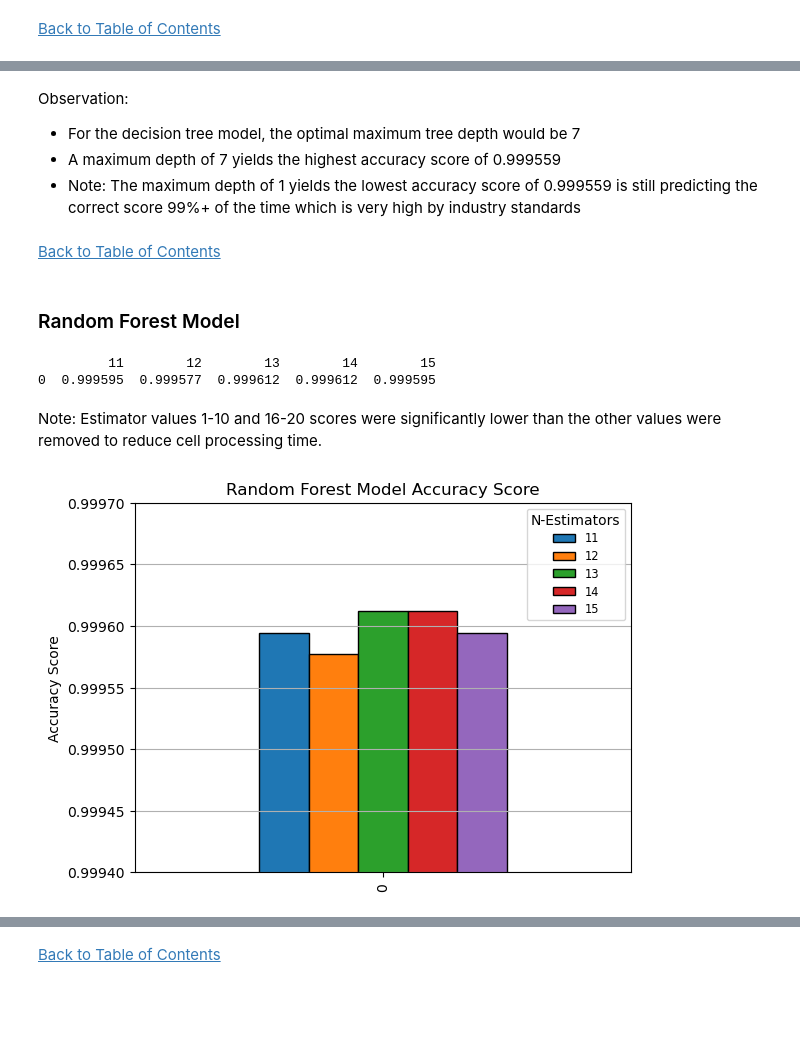
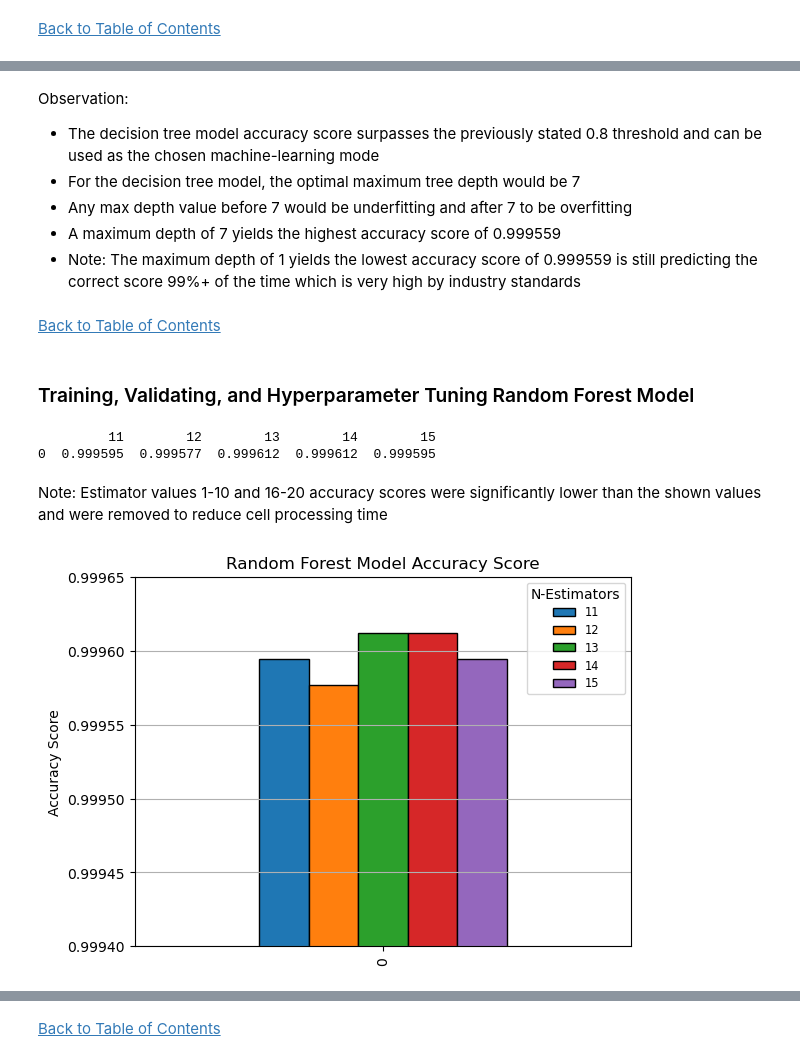
Before and after one commit to jasondo-da/Credit_Card_Fraud_Machine_Learning_Model, a Jupyter notebook: credit_card_fraud_analysis.ipynb, the cells around one changed output, grey strips where cells are left out. Cells and saved outputs as stored; diff of their text form; code cells hidden in the pictures; blank space fills up the shorter version.

```diff
--- a/credit_card_fraud_analysis.ipynb
+++ b/credit_card_fraud_analysis.ipynb
@@ -292,13 +312,15 @@ plt.show()
 # %% [markdown]
 Observation:
 
+- The decision tree model accuracy score surpasses the previously stated 0.8 threshold and can be used as the chosen machine-learning mode
 - For the decision tree model, the optimal maximum tree depth would be 7
+- Any max depth value before 7 would be underfitting and after 7 to be overfitting
 - A maximum depth of 7 yields the highest accuracy score of 0.999559
 - Note: The maximum depth of 1 yields the lowest accuracy score of 0.999559 is still predicting the correct score 99%+ of the time which is very high by industry standards
 # %% [markdown]
 [Back to Table of Contents](#back)
 # %% [markdown]
-### Random Forest Model
+### Training, Validating, and Hyperparameter Tuning Random Forest Model
 # %%
 # For the random forest model we will change the max_depth value to the n_estimators value to find the highest accuracy score
 def randforest (est):
@@ -318,21 +340,21 @@ print(rand_forest)
          11        12        13        14        15
 0  0.999595  0.999577  0.999612  0.999612  0.999595
 # %% [markdown]
-Note: Estimator values 1-10 and 16-20 scores were significantly lower than the other values were removed to reduce cell processing time.
+Note: Estimator values 1-10 and 16-20 accuracy scores were significantly lower than the shown values and were removed to reduce cell processing time
 # %%
 # Visualizing random forest model accuracy score
 rand_forest.plot(kind='bar',
                  edgecolor='black')
 plt.title('Random Forest Model Accuracy Score')
-plt.ylim([0.9994, 0.9997])
+plt.ylim([0.9994, 0.99965])
 plt.ylabel('Accuracy Score')
 plt.legend(title='N-Estimators',
            fontsize='8.25',
            loc='upper right')
 plt.grid(axis='y')
 plt.show()
 # %% [output]
-[figure, old version]
+[figure, new version]
 # %% [markdown]
 Observation:
 
```
Also changed, not shown: parts of 37 cells of this notebook.
